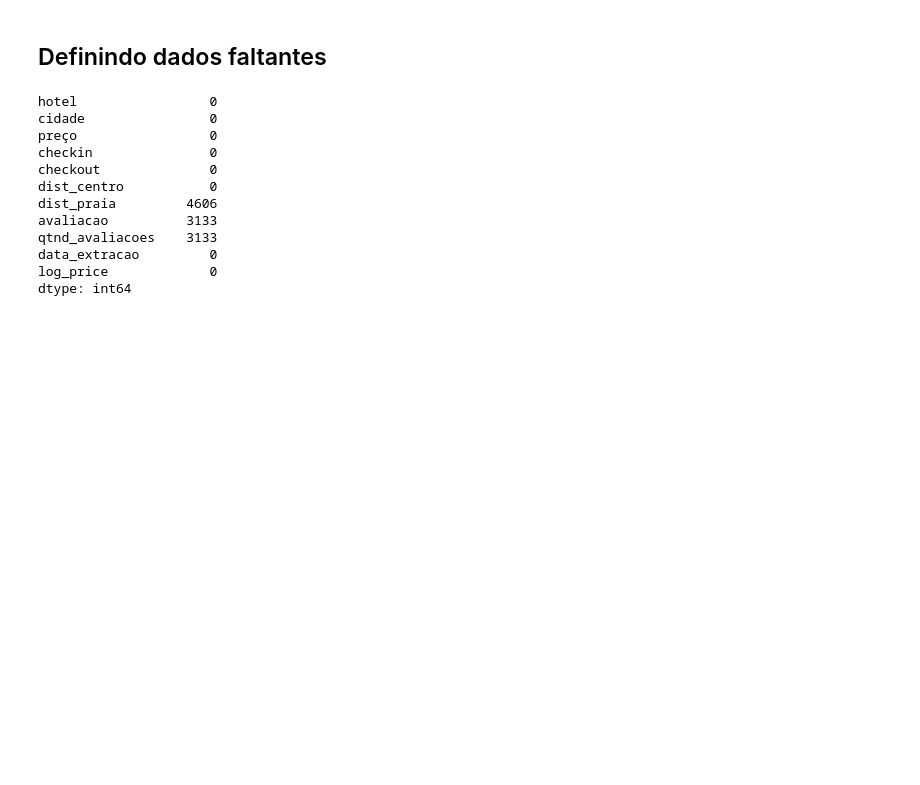
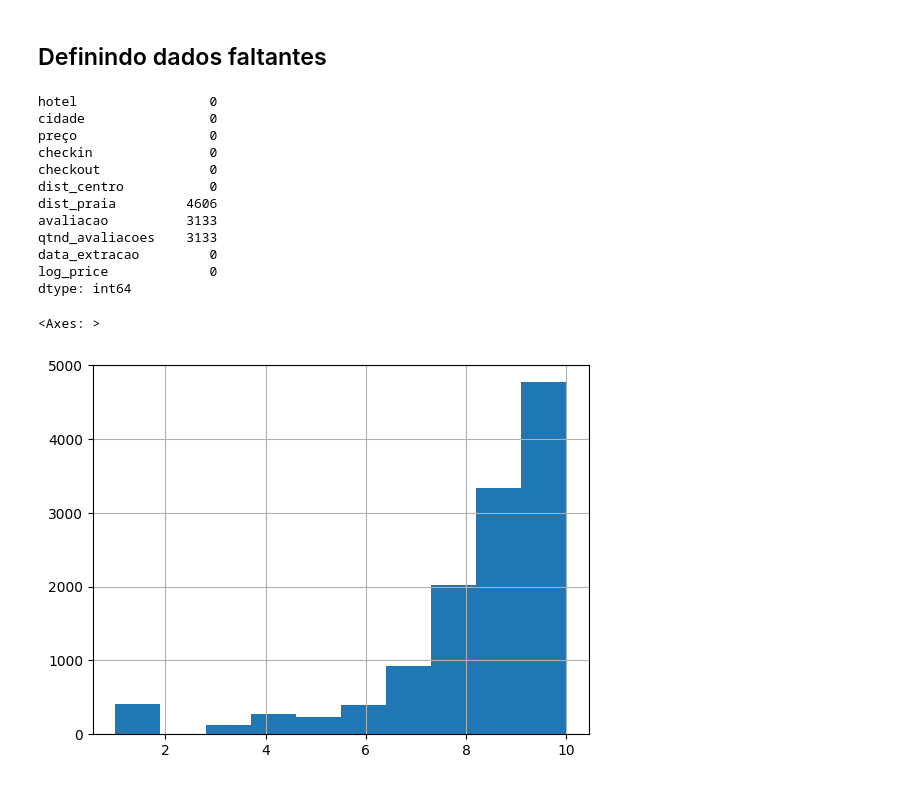
Before and after one commit to clarabarretto/data-science, a Jupyter notebook: pre-processing/pre-processing-recife.ipynb, the cells around one changed output. Saved outputs shown, nothing was run; the diff lists cells and outputs as text; code cells hidden in the pictures; blank space fills up the shorter version.

```diff
--- a/pre-processing/pre-processing-recife.ipynb
+++ b/pre-processing/pre-processing-recife.ipynb
@@ -126,3 +126,9 @@ qtnd_avaliacoes    3133
 data_extracao         0
 log_price             0
 dtype: int64
+# %%
+# vamos plotar histogramas das colunas com dados faltantes para entender as particularidades
+hospedagens["avaliacao"].hist()
+# %% [output]
+<Axes: >
+[figure, added]
```
Also changed, not shown: parts of 11 cells of this notebook.
